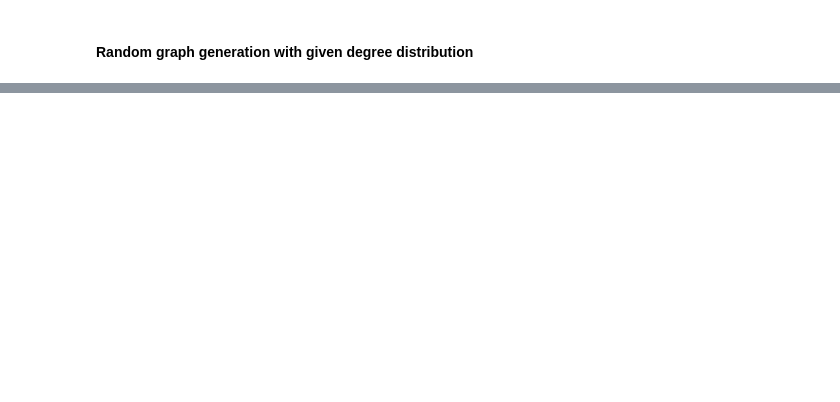
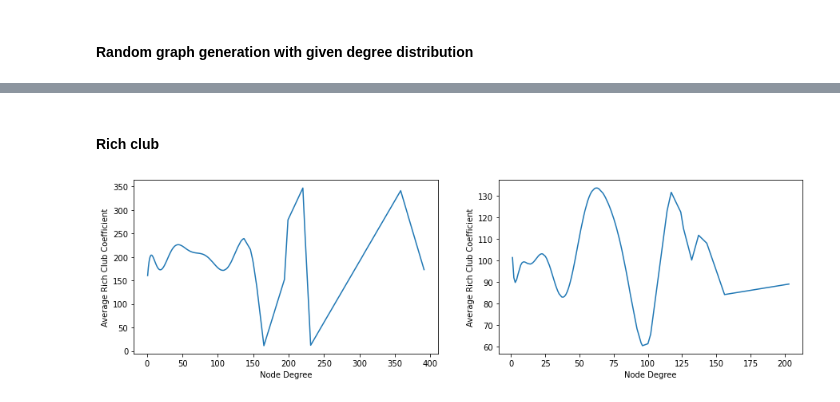
Before and after one commit to metinmertakcay/GT_Final, a Jupyter notebook: GraphTheoryFinal.ipynb, the cells around one changed output, grey strips where cells are left out. Saved outputs shown, nothing was run; the diff lists cells and outputs as text; code cells hidden in the pictures; blank space fills up the shorter version.

Commit message:
Update GraphTheoryFinal.ipynb
rich club

```diff
--- a/GraphTheoryFinal.ipynb
+++ b/GraphTheoryFinal.ipynb
@@ -9,8 +9,8 @@ from collections import Counter
 
 %matplotlib inline
 # %%
-source1 = 'socfb-Mich67.txt'
-source2 = 'ca-GrQc.txt'
+source1 = 'dataset/socfb-Mich67.txt'
+source2 = 'dataset/socfb-Caltech36.txt'
 
 graphistry.register(api=3, protocol="https", server="hub.graphistry.com", username="klavan16", password="abcd2323")
 # %%
@@ -163,0 +177,45 @@ plot_degree_dist_overlay(G_list2[:], ax, 'Graph Degree Distribution',True)
+# %% [markdown]
+#### Rich club
+# %%
+# This function is used to plot rich club coefficient
+# G: Graph
+# ax: for show
+def plot_rc_coefficient(G, ax):
+    dict_ = {}
+    rcc = nx.rich_club_coefficient(G, normalized=False)
+
+    for key, val in enumerate(rcc):
+        degree = G.degree[str(key + 1)]
+
+        if degree in dict_:
+            data = dict_[degree]
+            data['val'] += val
+            data['cnt'] += 1
+            dict_[degree] = data
+        else:
+            dict_[degree] = {'val': val, 'cnt': 1}
+
+    result = {}
+    for key, value in enumerate(dict_):
+        data = dict_[value]
+
+        result[value] = data['val'] / data['cnt']
+
+    items = result.items()
+    result = sorted(items)
+
+    keys = [data[0] for data in result]
+    values = [data[1] for data in result]
+
+    poly = np.polyfit(keys, values, 15)
+    poly_y = np.poly1d(poly)(keys)
+
+    ax.plot(keys, poly_y)
+    ax.set_xlabel("Node Degree")
+    ax.set_ylabel("Average Rich Club Coefficient")
+# %%
+fig, (ax1, ax2) = plt.subplots(1, 2, figsize=(15, 4))
+plot_rc_coefficient(G1, ax1)
+plot_rc_coefficient(G2, ax2)
+# %% [output]
+[figure, added]
```
Also changed, not shown: parts of 9 cells of this notebook.
